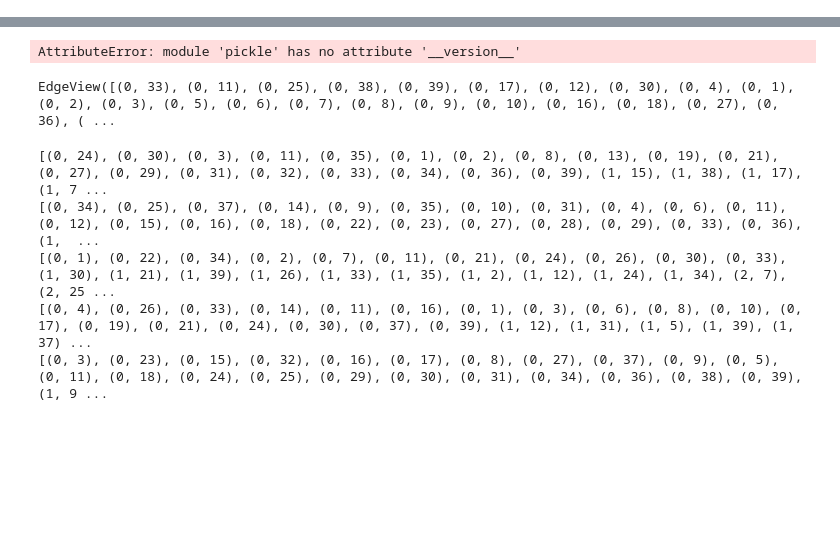
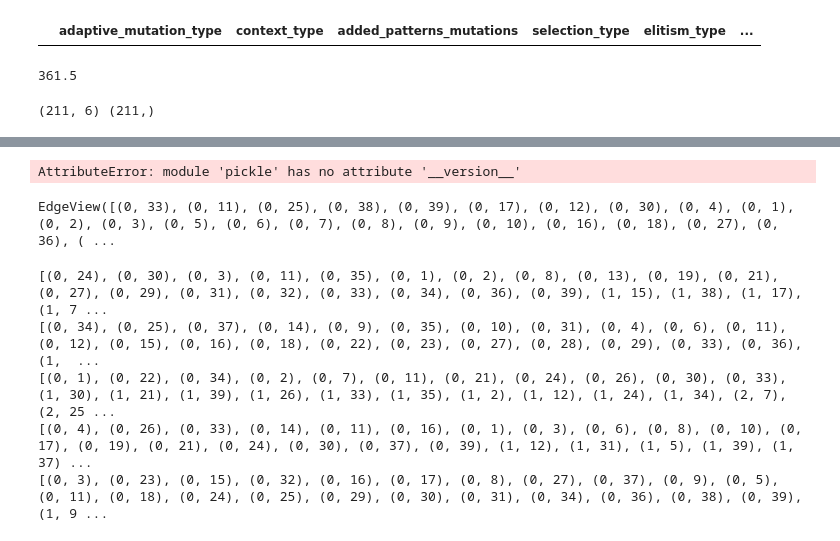
Before and after one commit to aimclub/GOLEM, a Jupyter notebook: examples/synthetic_graph_evolution/analysis.ipynb, the cells around one changed output, grey strips where cells are left out. Saved outputs shown, nothing was run; the diff lists cells and outputs as text; code cells hidden in the pictures; blank space fills up the shorter version.

```diff
--- a/examples/synthetic_graph_evolution/analysis.ipynb
+++ b/examples/synthetic_graph_evolution/analysis.ipynb
@@ -6,0 +7,8 @@ import numpy as np
+# %%
+df = pd.read_csv('CEC_2.csv')
+df = df.drop(columns=['Unnamed: 0'])
+
+df_new = pd.DataFrame(columns=df.columns)
+df_new
+# %% [output]
+|  | adaptive_mutation_type | context_type | added_patterns_mutations | selection_type | elitism_type | ... |
@@ -6,0 +26,4 @@ import numpy as np
+# %%
+723/2
+# %% [output]
+361.5
@@ -6,0 +69,62 @@ import numpy as np
+# %%
+list_0 = []
+y_list=[]
+for row in df_0.iterrows():
+    app = [rename_adaptive(row[1]['adaptive_mutation_type']),
+           int(row[1]['added_patterns_mutations']),
+           rename_selection(row[1]['selection_type']),
+           rename_elitism(row[1]['elitism_type']),
+           rename_regularization(row[1]['regularization_type']),
+           rename_genetic_scheme(row[1]['genetic_scheme_type'])]
+    list_0.append(app)
+    y_list.append(0)
+for row in df_1.iterrows():
+    app = [rename_adaptive(row[1]['adaptive_mutation_type']),
+           int(row[1]['added_patterns_mutations']),
+           rename_selection(row[1]['selection_type']),
+           rename_elitism(row[1]['elitism_type']),
+           rename_regularization(row[1]['regularization_type']),
+           rename_genetic_scheme(row[1]['genetic_scheme_type'])]
+    list_0.append(app)
+    y_list.append(1)
+for row in df_2.iterrows():
+    app = [rename_adaptive(row[1]['adaptive_mutation_type']),
+           int(row[1]['added_patterns_mutations']),
+           rename_selection(row[1]['selection_type']),
+           rename_elitism(row[1]['elitism_type']),
+           rename_regularization(row[1]['regularization_type']),
+           rename_genetic_scheme(row[1]['genetic_scheme_type'])]
+    list_0.append(app)
+    y_list.append(2)
+for row in df_3.iterrows():
+    app = [rename_adaptive(row[1]['adaptive_mutation_type']),
+           int(row[1]['added_patterns_mutations']),
+           rename_selection(row[1]['selection_type']),
+           rename_elitism(row[1]['elitism_type']),
+           rename_regularization(row[1]['regularization_type']),
+           rename_genetic_scheme(row[1]['genetic_scheme_type'])]
+    list_0.append(app)
+    y_list.append(3)
+for row in df_4.iterrows():
+    app = [rename_adaptive(row[1]['adaptive_mutation_type']),
+           int(row[1]['added_patterns_mutations']),
+           rename_selection(row[1]['selection_type']),
+           rename_elitism(row[1]['elitism_type']),
+           rename_regularization(row[1]['regularization_type']),
+           rename_genetic_scheme(row[1]['genetic_scheme_type'])]
+    list_0.append(app)
+    y_list.append(4)
+for row in df_5.iterrows():
+    app = [rename_adaptive(row[1]['adaptive_mutation_type']),
+           int(row[1]['added_patterns_mutations']),
+           rename_selection(row[1]['selection_type']),
+           rename_elitism(row[1]['elitism_type']),
+           rename_regularization(row[1]['regularization_type']),
+           rename_genetic_scheme(row[1]['genetic_scheme_type'])]
+    list_0.append(app)
+    y_list.append(5)
+X=np.array(list_0)
+y = np.array(y_list)
+print(X.shape, y.shape)
+# %% [output]
+(211, 6) (211,)
```
Also changed, not shown: parts of 9 cells of this notebook, 7 other files.
